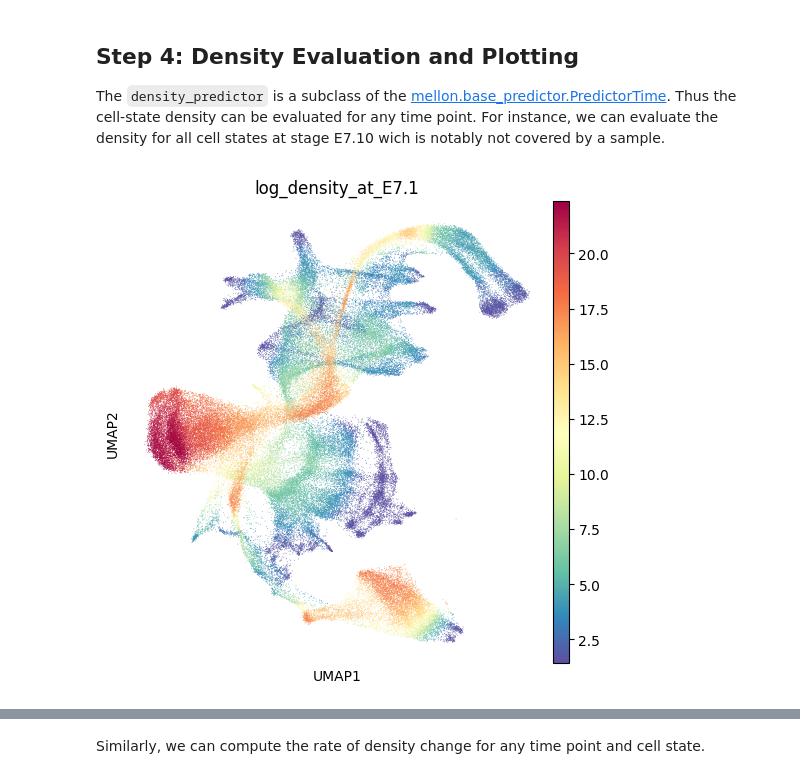
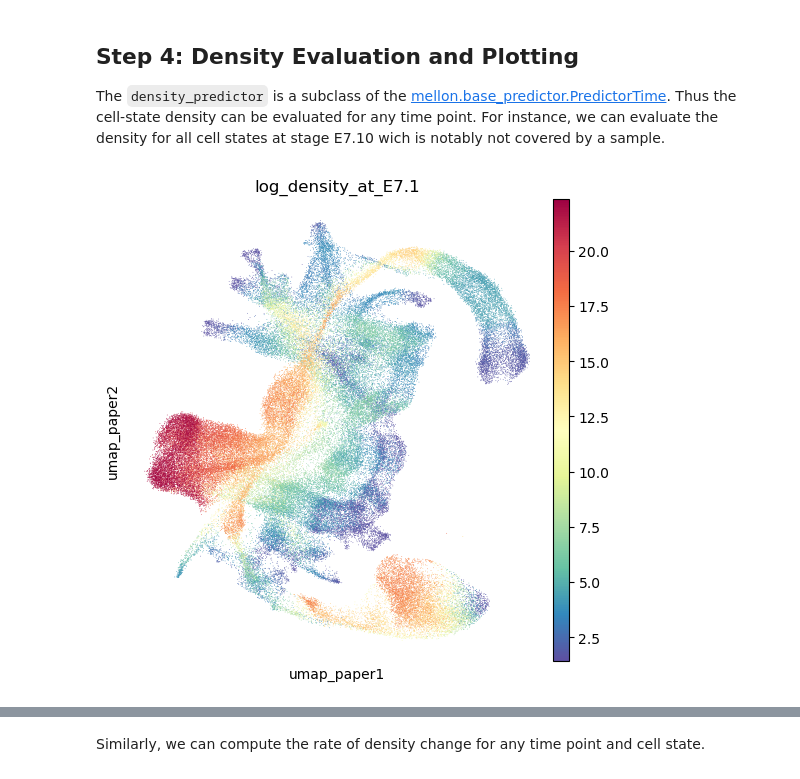
Before and after one commit to settylab/Mellon, a Jupyter notebook: notebooks/time-series_tutorial.ipynb, the cells around one changed output, grey strips where cells are left out. Drawn from its saved outputs; the diff is of its cells as text; code cells hidden in the pictures.

Commit message:
refrence and check in time-series tutorial

```diff
--- a/notebooks/time-series_tutorial.ipynb
+++ b/notebooks/time-series_tutorial.ipynb
@@ -135,8 +143,8 @@ density for all cell states at stage E7.10 wich is notably not covered by a samp
 # %%
 %%time
 time = 7.10
 ad.obs[f"log_density_at_E{time}"] = density_predictor(X, time)
 
-sc.pl.embedding(ad, basis="umap", color=f"log_density_at_E{time}")
+sc.pl.embedding(ad, basis="umap_paper", color=f"log_density_at_E{time}")
 # %% [output]
-[figure, old version]
+[figure, new version]
```
Also changed, not shown: parts of 8 cells of this notebook.
